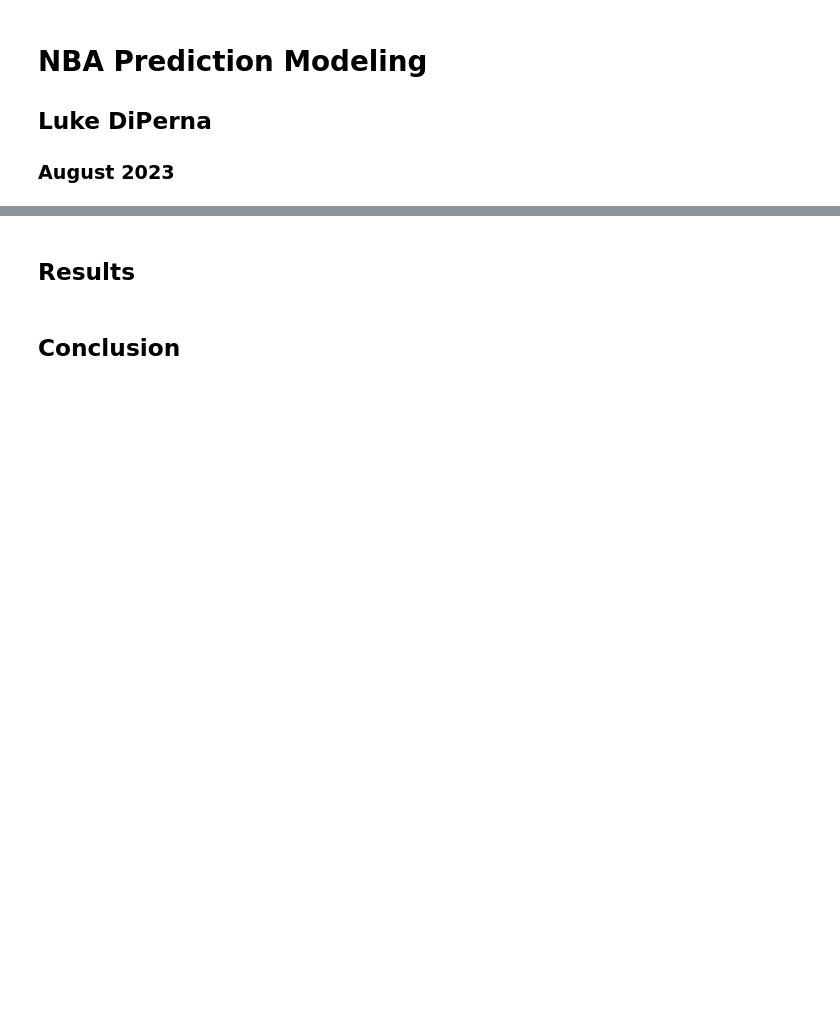
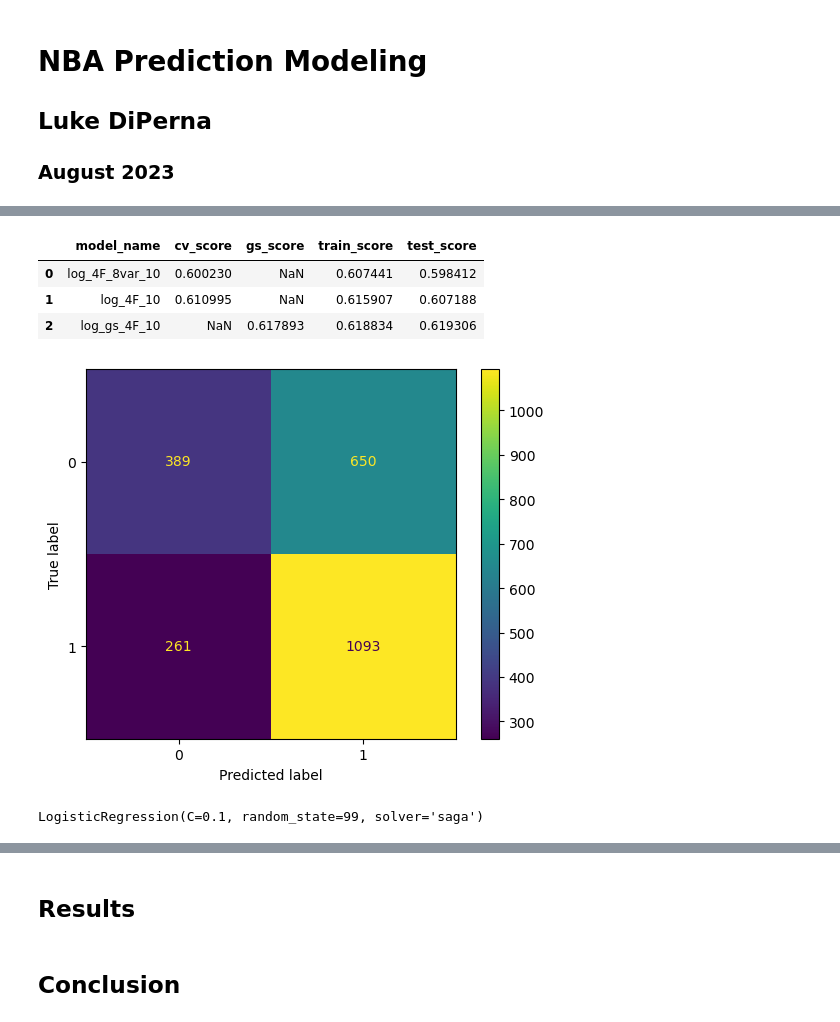
Before and after one commit to luke-lite/NBA-Prediction-Modeling, a Jupyter notebook: NBA-Prediction-Modeling.ipynb, the cells around one changed output, grey strips where cells are left out. Drawn from its saved outputs; the diff is of its cells as text; code cells hidden in the pictures; blank space fills up the shorter version.

```diff
--- a/NBA-Prediction-Modeling.ipynb
+++ b/NBA-Prediction-Modeling.ipynb
@@ -72,0 +499,21 @@ con.close()
+# %%
+log_gs = LogisticRegression(solver='saga', random_state=seed)
+log_param_grid = {
+    'penalty': ['l1', 'l2', 'elasticnet', None],
+    'C': [0.01, 0.1, 1.0,],
+}
+
+log_gs_model = ModelEval(log_gs, 'log_gs_4F_10', results_df, residuals_df, stats, log_param_grid, scaler='yes')
+log_gs_model.full_diag()
+
+results_df
+# %% [output]
+|  | model_name | cv_score | gs_score | train_score | test_score |
+| 0 | log_4F_8var_10 | 0.600230 | NaN | 0.607441 | 0.598412 |
+| 1 | log_4F_10 | 0.610995 | NaN | 0.615907 | 0.607188 |
+| 2 | log_gs_4F_10 | NaN | 0.617893 | 0.618834 | 0.619306 |
+[figure, added]
+# %%
+log_gs_model.params_model
+# %% [output]
+LogisticRegression(C=0.1, random_state=99, solver='saga')
```
Also changed, not shown: parts of 142 cells of this notebook.
